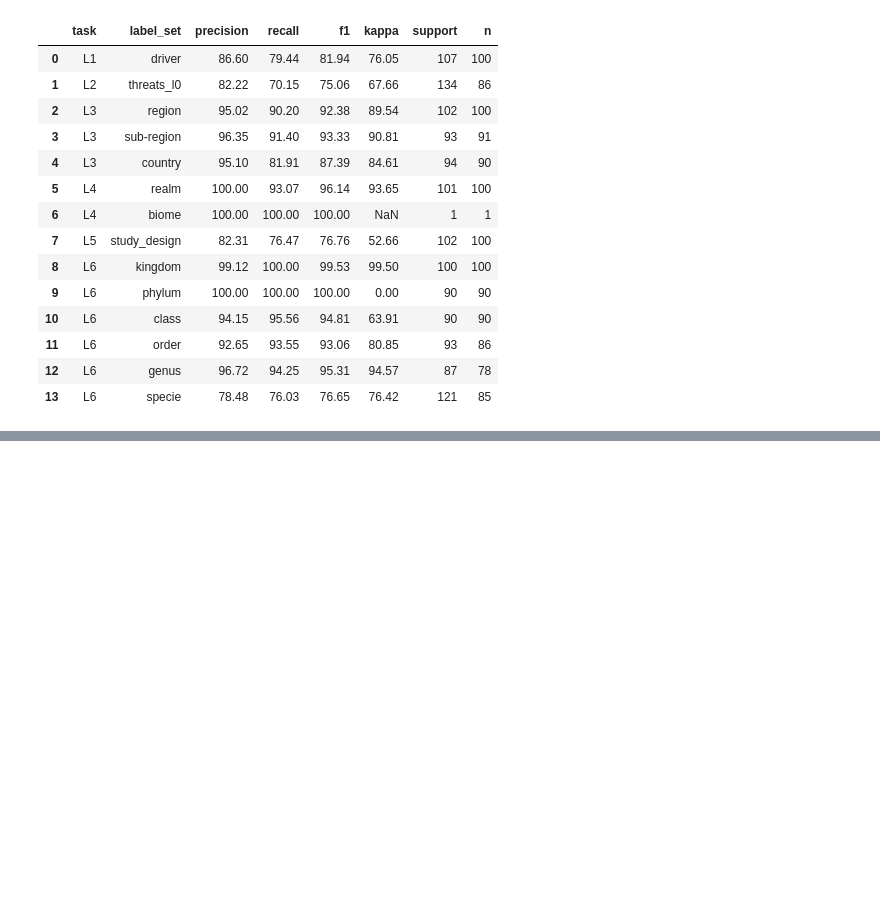
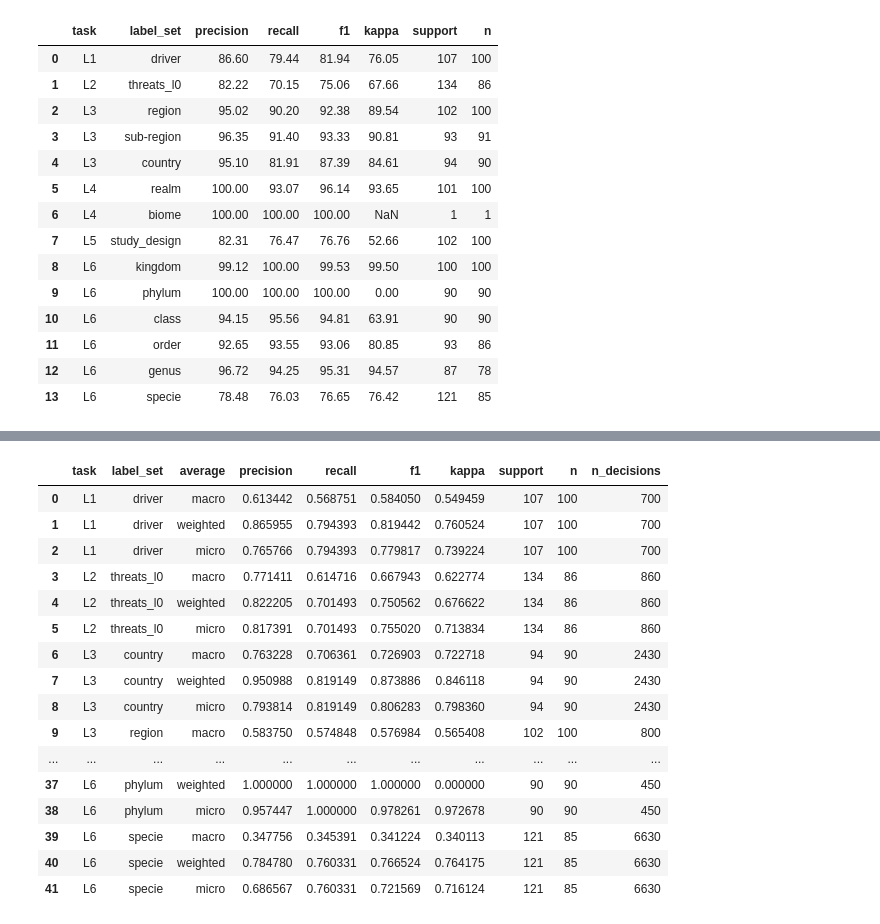
Before and after one commit to hunaindot/biodiversity-change-systematic-map, a Jupyter notebook: notebooks/coding_cc1_manual_baseline.ipynb, the cells around one changed output, grey strips where cells are left out. Saved outputs shown, nothing was run; the diff lists cells and outputs as text; code cells hidden in the pictures; blank space fills up the shorter version.

```diff
--- a/notebooks/coding_cc1_manual_baseline.ipynb
+++ b/notebooks/coding_cc1_manual_baseline.ipynb
@@ -147,0 +189,7 @@ summary.assign(
+# %%
+per_label = pd.DataFrame(
+    per_label_results,
+    columns=["task", "label_set", "label", "support", "weight",
+             "precision", "recall", "f1", "kappa", "tp", "fp", "fn", "n"],
+).sort_values(["task", "label_set", "support"], ascending=[True, True, False]).reset_index(drop=True)
+per_label
@@ -147,0 +233,15 @@ summary.assign(
+# %%
+# Sanity check: weighted metrics reconstructed from the raw per-label rows match `summary`
+recon = (
+    per_label.assign(
+        precision=per_label["precision"] * per_label["weight"],
+        recall=per_label["recall"] * per_label["weight"],
+        f1=per_label["f1"] * per_label["weight"],
+    )
+    .groupby(["task", "label_set"], as_index=False)[["precision", "recall", "f1"]]
+    .sum()
+)
+check = summary.merge(recon, on=["task", "label_set"], suffixes=("_summary", "_recon"))
+for m in ["precision", "recall", "f1"]:
+    assert (check[f"{m}_summary"] - check[f"{m}_recon"]).abs().max() < 1e-9, m
+print("OK: per-label weights reproduce the weighted summary metrics")
@@ -147,0 +289,38 @@ summary.assign(
+# %%
+# All three averages (macro / weighted / micro) per label set, from full_metrics
+_avg_rows = {"_macro": "macro", "_weighted": "weighted", "_micro": "micro"}
+_records = []
+for (task, label_set), m in full_metrics.items():
+    scored_rows = int(m[m["label"] == "_macro"].iloc[0]["n"])   # documents scored
+    n_decisions = int(m[m["label"] == "_micro"].iloc[0]["n"])   # rows x labels (flattened grid)
+    for key, name in _avg_rows.items():
+        r = m[m["label"] == key].iloc[0]
+        _records.append([task, label_set, name, r["precision"], r["recall"], r["f1"], r["kappa"],
+                         r["support"], scored_rows, n_decisions])
+
+summary_all = pd.DataFrame(
+    _records,
+    columns=["task", "label_set", "average", "precision", "recall", "f1", "kappa",
+             "support", "n", "n_decisions"],
+)
+summary_all["average"] = pd.Categorical(summary_all["average"], ["macro", "weighted", "micro"], ordered=True)
+summary_all = summary_all.sort_values(["task", "label_set", "average"]).reset_index(drop=True)
+summary_all
+# %% [output]
+|  | task | label_set | average | precision | recall | f1 | kappa | support | n | n_decisions |
+| 0 | L1 | driver | macro | 0.613442 | 0.568751 | 0.584050 | 0.549459 | 107 | 100 | 700 |
+| 1 | L1 | driver | weighted | 0.865955 | 0.794393 | 0.819442 | 0.760524 | 107 | 100 | 700 |
+| 2 | L1 | driver | micro | 0.765766 | 0.794393 | 0.779817 | 0.739224 | 107 | 100 | 700 |
+| 3 | L2 | threats_l0 | macro | 0.771411 | 0.614716 | 0.667943 | 0.622774 | 134 | 86 | 860 |
+| 4 | L2 | threats_l0 | weighted | 0.822205 | 0.701493 | 0.750562 | 0.676622 | 134 | 86 | 860 |
+| 5 | L2 | threats_l0 | micro | 0.817391 | 0.701493 | 0.755020 | 0.713834 | 134 | 86 | 860 |
+| 6 | L3 | country | macro | 0.763228 | 0.706361 | 0.726903 | 0.722718 | 94 | 90 | 2430 |
+| 7 | L3 | country | weighted | 0.950988 | 0.819149 | 0.873886 | 0.846118 | 94 | 90 | 2430 |
+| 8 | L3 | country | micro | 0.793814 | 0.819149 | 0.806283 | 0.798360 | 94 | 90 | 2430 |
+| 9 | L3 | region | macro | 0.583750 | 0.574848 | 0.576984 | 0.565408 | 102 | 100 | 800 |
+| ... | ... | ... | ... | ... | ... | ... | ... | ... | ... | ... |
+| 37 | L6 | phylum | weighted | 1.000000 | 1.000000 | 1.000000 | 0.000000 | 90 | 90 | 450 |
+| 38 | L6 | phylum | micro | 0.957447 | 1.000000 | 0.978261 | 0.972678 | 90 | 90 | 450 |
+| 39 | L6 | specie | macro | 0.347756 | 0.345391 | 0.341224 | 0.340113 | 121 | 85 | 6630 |
+| 40 | L6 | specie | weighted | 0.784780 | 0.760331 | 0.766524 | 0.764175 | 121 | 85 | 6630 |
+| 41 | L6 | specie | micro | 0.686567 | 0.760331 | 0.721569 | 0.716124 | 121 | 85 | 6630 |
```
Also changed, not shown: parts of 12 cells of this notebook, 2 other files.
